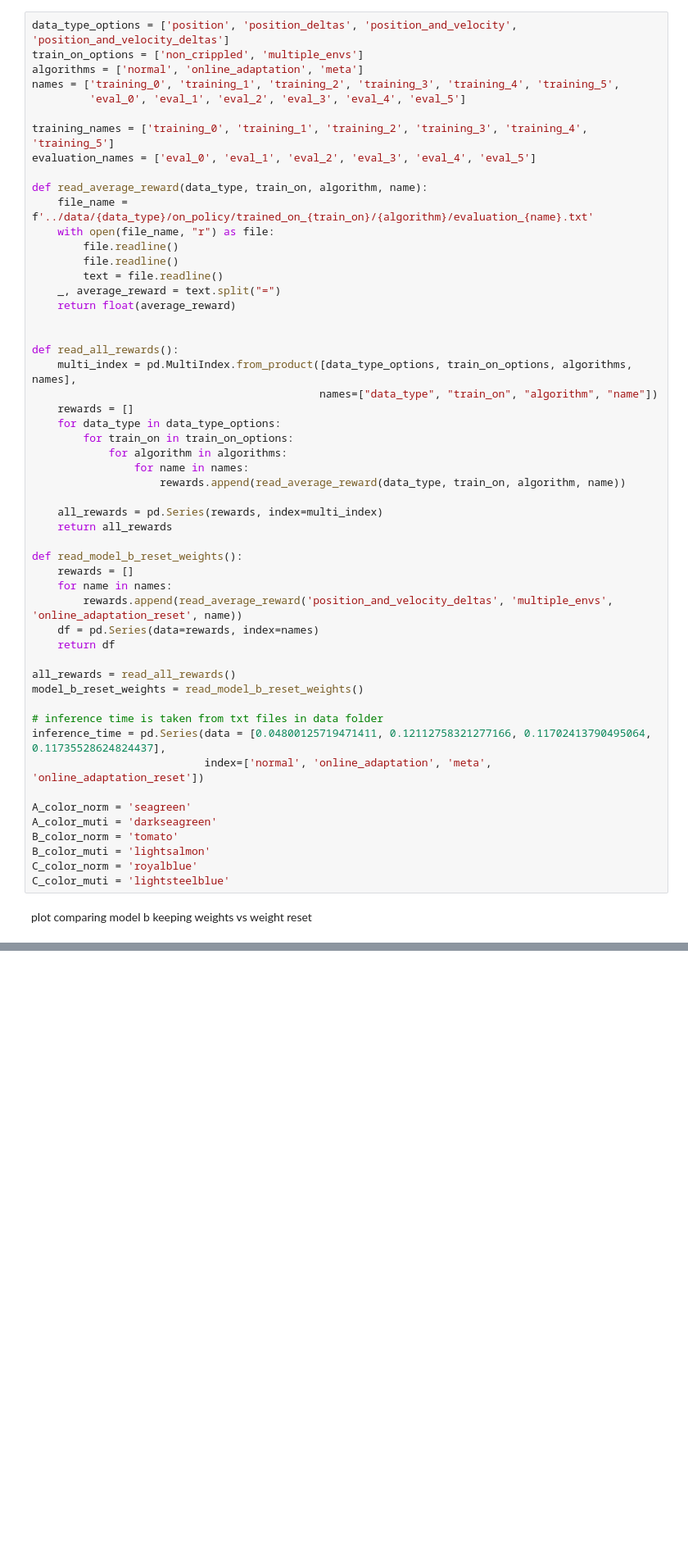
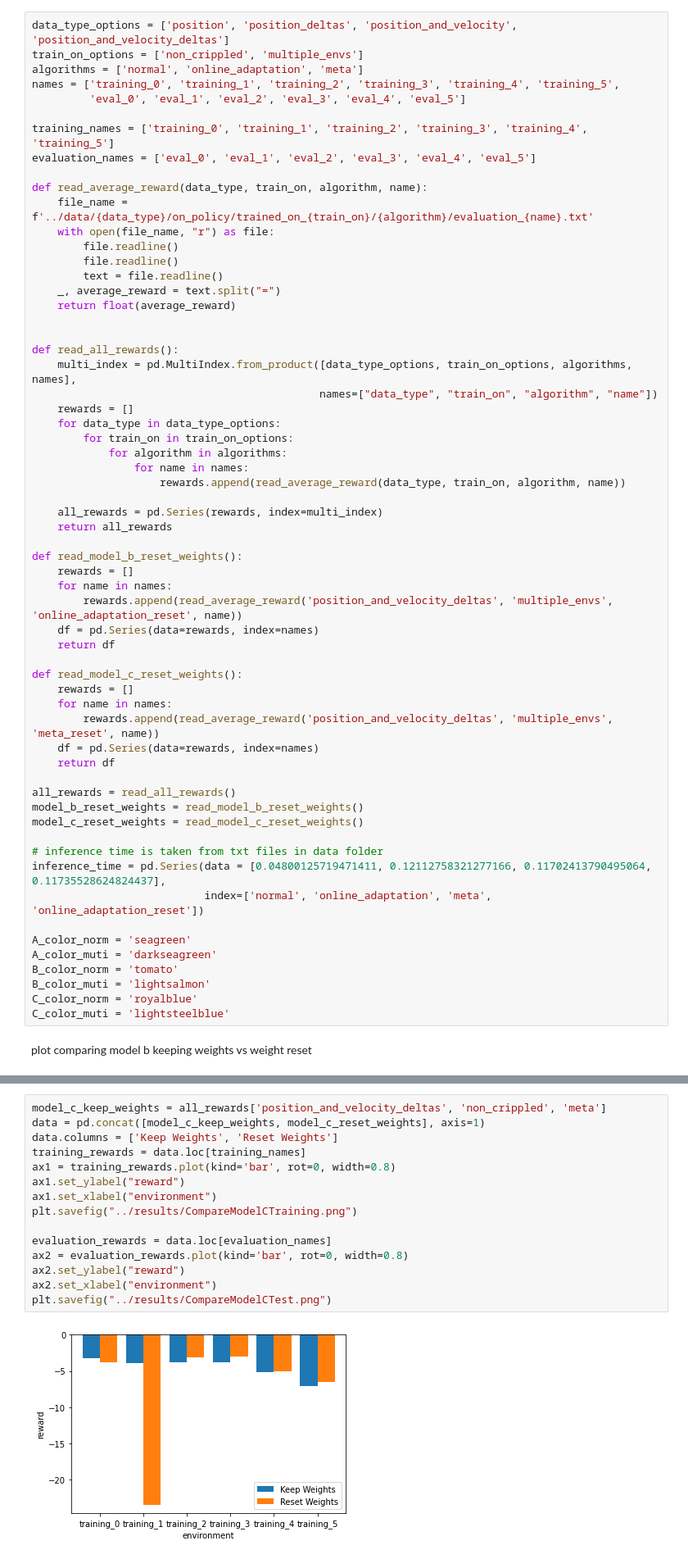
Before and after one commit to DankiLiu/DL4Robotics, a Jupyter notebook: Danki_Tobias/evaluation/plot_statistics.ipynb, the cells around one changed output, grey strips where cells are left out. Shown at 82% size. Cells and saved outputs as stored; diff of their text form; blank space fills up the shorter version.

```diff
--- a/Danki_Tobias/evaluation/plot_statistics.ipynb
+++ b/Danki_Tobias/evaluation/plot_statistics.ipynb
@@ -43,8 +43,16 @@ def read_model_b_reset_weights():
     df = pd.Series(data=rewards, index=names)
     return df
 
+def read_model_c_reset_weights():
+    rewards = []
+    for name in names:
+        rewards.append(read_average_reward('position_and_velocity_deltas', 'multiple_envs', 'meta_reset', name))
+    df = pd.Series(data=rewards, index=names)
+    return df
+
 all_rewards = read_all_rewards()
 model_b_reset_weights = read_model_b_reset_weights()
+model_c_reset_weights = read_model_c_reset_weights()
 
 # inference time is taken from txt files in data folder
 inference_time = pd.Series(data = [0.04800125719471411, 0.12112758321277166, 0.11702413790495064, 0.11735528624824437],
@@ -78,0 +89,17 @@ plt.savefig("../results/CompareModelBTestN.png")
+# %%
+model_c_keep_weights = all_rewards['position_and_velocity_deltas', 'non_crippled', 'meta']
+data = pd.concat([model_c_keep_weights, model_c_reset_weights], axis=1)
+data.columns = ['Keep Weights', 'Reset Weights']
+training_rewards = data.loc[training_names]
+ax1 = training_rewards.plot(kind='bar', rot=0, width=0.8)
+ax1.set_ylabel("reward")
+ax1.set_xlabel("environment")
+plt.savefig("../results/CompareModelCTraining.png")
+
+evaluation_rewards = data.loc[evaluation_names]
+ax2 = evaluation_rewards.plot(kind='bar', rot=0, width=0.8)
+ax2.set_ylabel("reward")
+ax2.set_xlabel("environment")
+plt.savefig("../results/CompareModelCTest.png")
+# %% [output]
+[figure, added]
```
Also changed, not shown: parts of 2 cells of this notebook, 8 other files.
